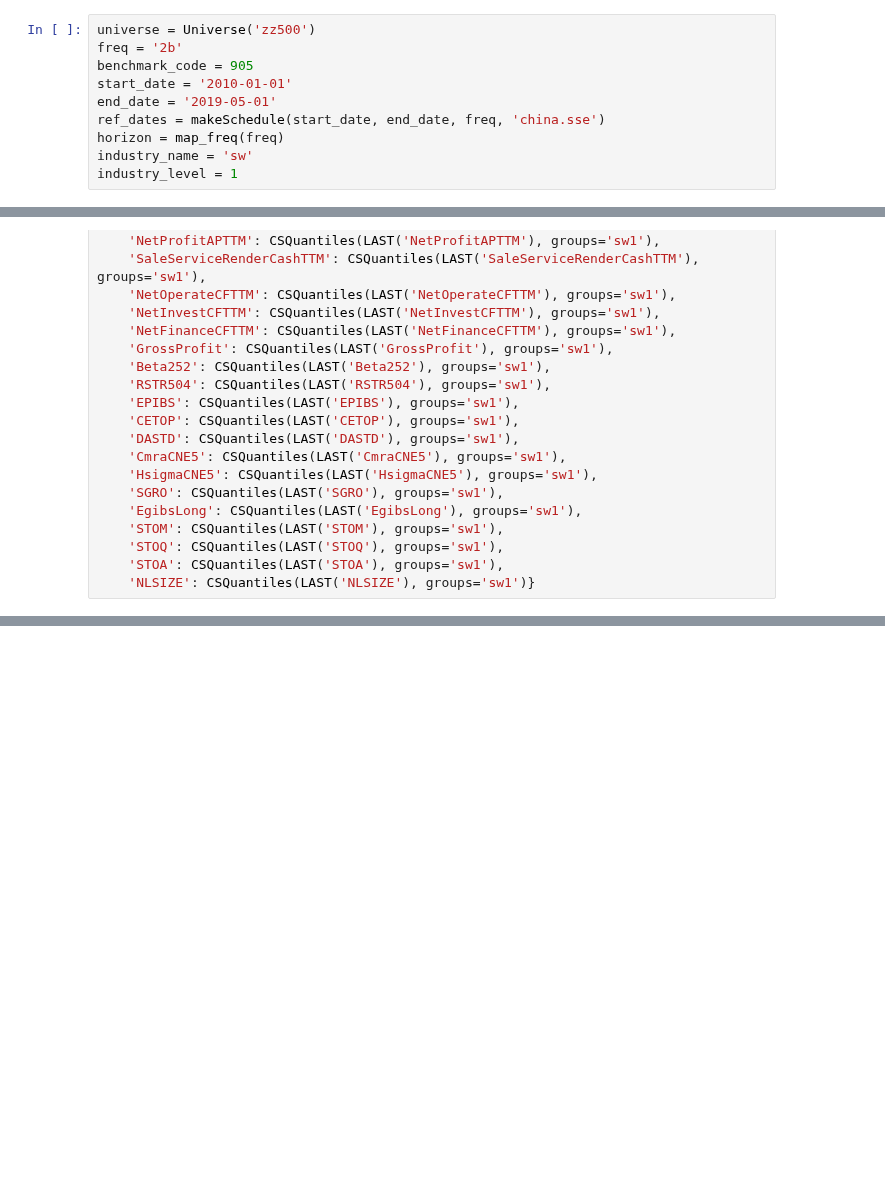
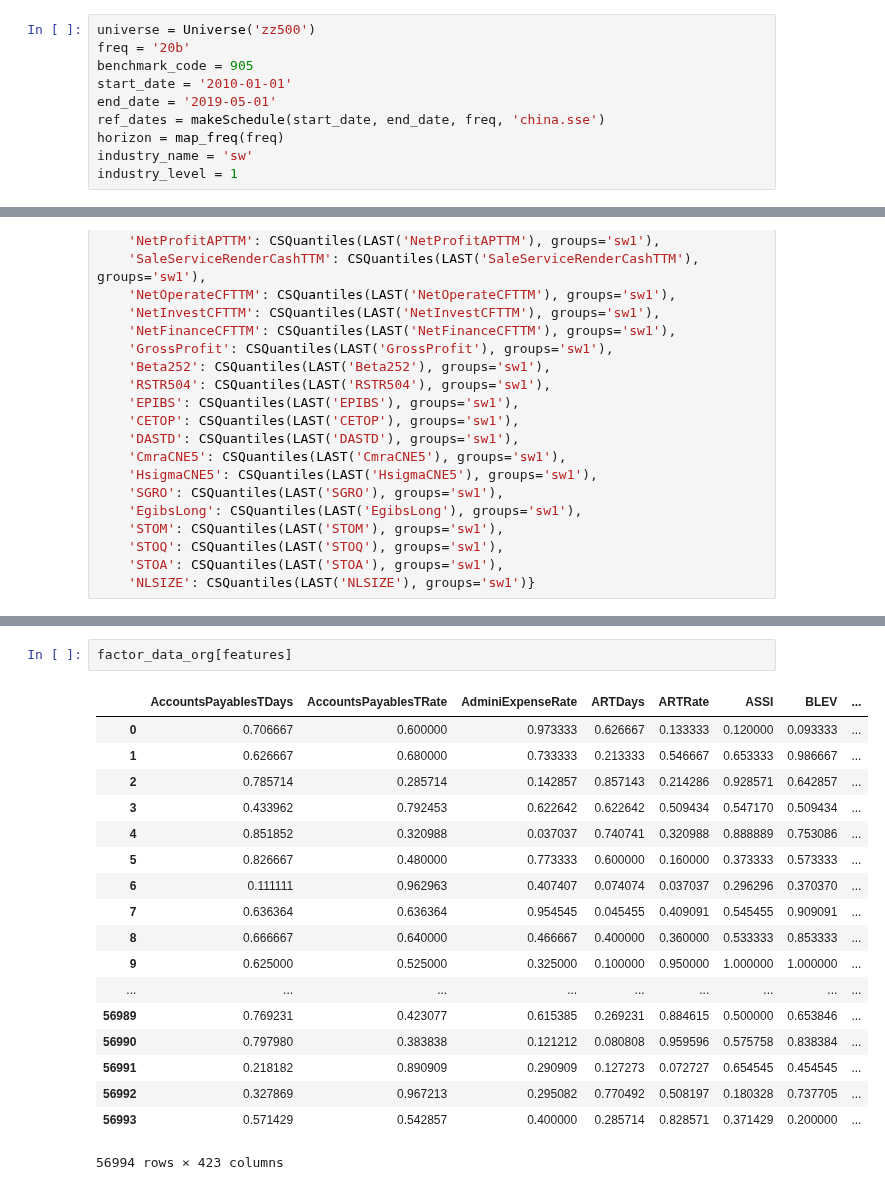
Before and after one commit to STHSF/MultiFactors, a Jupyter notebook: src/data/dataprocess/notebooks/fetch_factor_and_analysis.ipynb, the cells around one changed output, grey strips where cells are left out. Saved outputs shown, nothing was run; the diff lists cells and outputs as text; blank space fills up the shorter version.

```diff
--- a/src/data/dataprocess/notebooks/fetch_factor_and_analysis.ipynb
+++ b/src/data/dataprocess/notebooks/fetch_factor_and_analysis.ipynb
@@ -16,7 +16,7 @@ data_source = 'postgresql+psycopg2://alpha:alpha@180.166.26.82:8889/alpha'
 engine = SqlEngine(data_source)
 # %%
 universe = Universe('zz500')
-freq = '2b'
+freq = '20b'
 benchmark_code = 905
 start_date = '2010-01-01'
 end_date = '2019-05-01'
@@ -529,0 +614,21 @@ factor_alpha_org.head()
+# %%
+factor_data_org[features]
+# %% [output]
+|  | AccountsPayablesTDays | AccountsPayablesTRate | AdminiExpenseRate | ARTDays | ARTRate | ASSI | BLEV | ... |
+| 0 | 0.706667 | 0.600000 | 0.973333 | 0.626667 | 0.133333 | 0.120000 | 0.093333 | ... |
+| 1 | 0.626667 | 0.680000 | 0.733333 | 0.213333 | 0.546667 | 0.653333 | 0.986667 | ... |
+| 2 | 0.785714 | 0.285714 | 0.142857 | 0.857143 | 0.214286 | 0.928571 | 0.642857 | ... |
+| 3 | 0.433962 | 0.792453 | 0.622642 | 0.622642 | 0.509434 | 0.547170 | 0.509434 | ... |
+| 4 | 0.851852 | 0.320988 | 0.037037 | 0.740741 | 0.320988 | 0.888889 | 0.753086 | ... |
+| 5 | 0.826667 | 0.480000 | 0.773333 | 0.600000 | 0.160000 | 0.373333 | 0.573333 | ... |
+| 6 | 0.111111 | 0.962963 | 0.407407 | 0.074074 | 0.037037 | 0.296296 | 0.370370 | ... |
+| 7 | 0.636364 | 0.636364 | 0.954545 | 0.045455 | 0.409091 | 0.545455 | 0.909091 | ... |
+| 8 | 0.666667 | 0.640000 | 0.466667 | 0.400000 | 0.360000 | 0.533333 | 0.853333 | ... |
+| 9 | 0.625000 | 0.525000 | 0.325000 | 0.100000 | 0.950000 | 1.000000 | 1.000000 | ... |
+| ... | ... | ... | ... | ... | ... | ... | ... | ... |
+| 56989 | 0.769231 | 0.423077 | 0.615385 | 0.269231 | 0.884615 | 0.500000 | 0.653846 | ... |
+| 56990 | 0.797980 | 0.383838 | 0.121212 | 0.080808 | 0.959596 | 0.575758 | 0.838384 | ... |
+| 56991 | 0.218182 | 0.890909 | 0.290909 | 0.127273 | 0.072727 | 0.654545 | 0.454545 | ... |
+| 56992 | 0.327869 | 0.967213 | 0.295082 | 0.770492 | 0.508197 | 0.180328 | 0.737705 | ... |
+| 56993 | 0.571429 | 0.542857 | 0.400000 | 0.285714 | 0.828571 | 0.371429 | 0.200000 | ... |
+56994 rows × 423 columns
```
Also changed, not shown: parts of 6 cells of this notebook.
